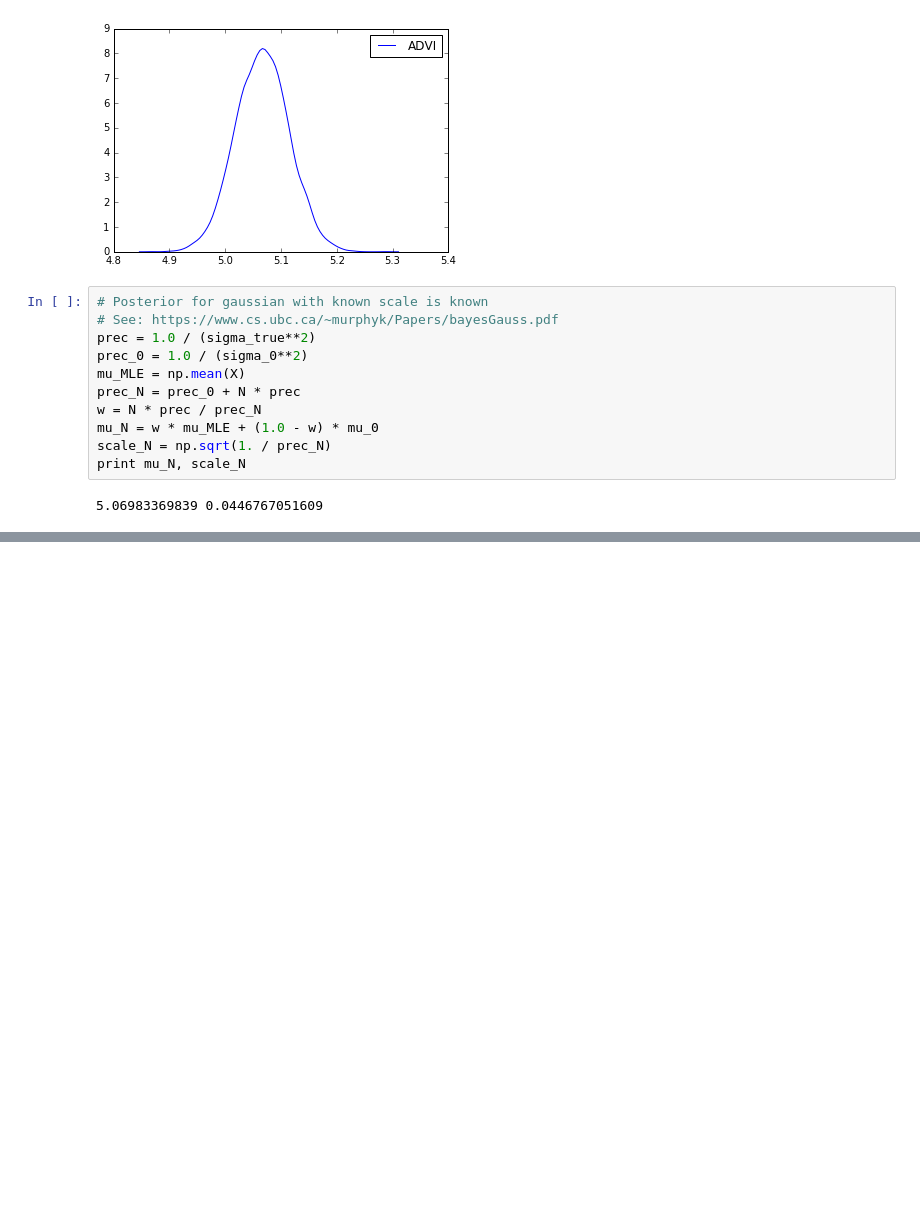
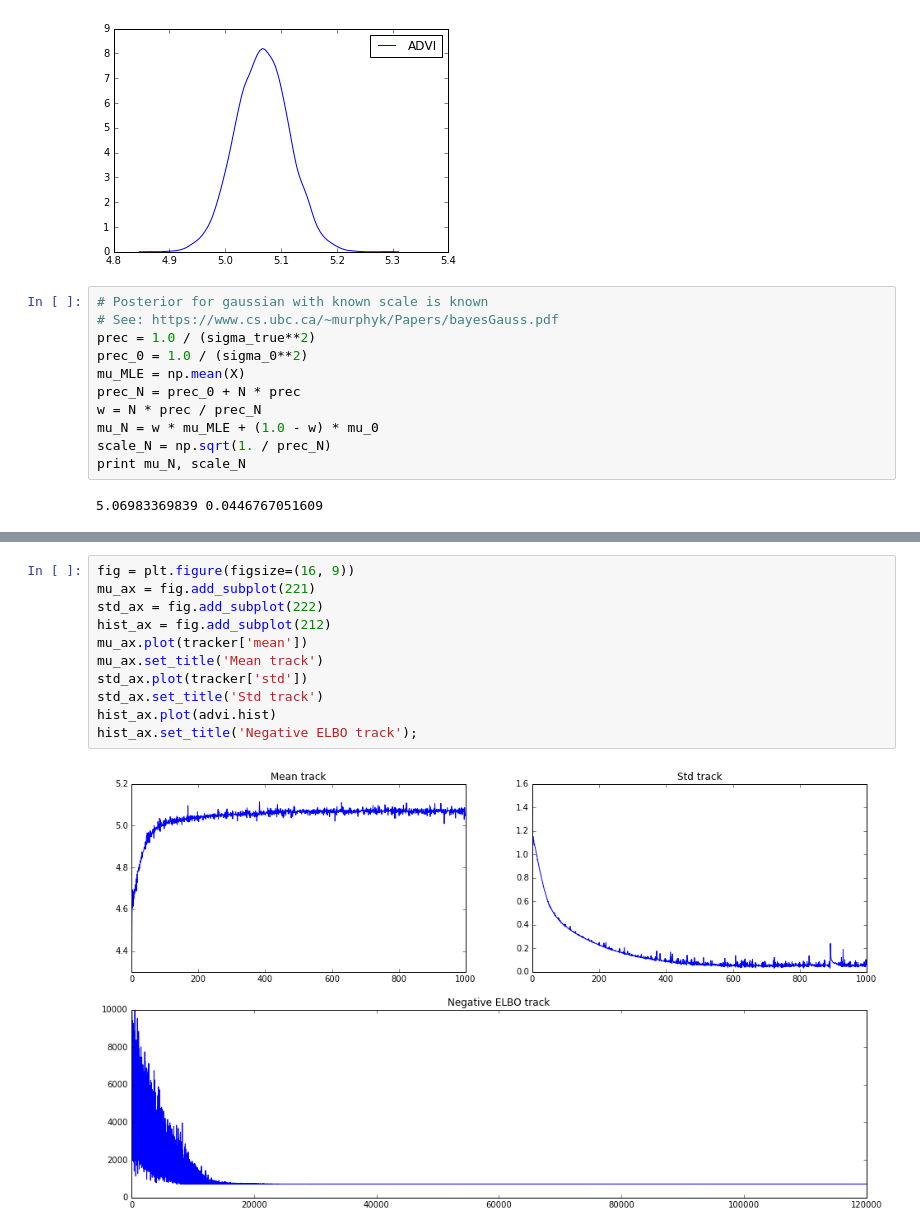
Before and after one commit to framr/playground_ml, a Jupyter notebook: vi/pymc3_vi_simple.ipynb, the cells around one changed output, grey strips where cells are left out. Cells and saved outputs as stored; diff of their text form; blank space fills up the shorter version.

```diff
--- a/vi/pymc3_vi_simple.ipynb
+++ b/vi/pymc3_vi_simple.ipynb
@@ -126,0 +125,13 @@ print tracker['mean'][-1], tracker["std"][-1]
+# %%
+fig = plt.figure(figsize=(16, 9))
+mu_ax = fig.add_subplot(221)
+std_ax = fig.add_subplot(222)
+hist_ax = fig.add_subplot(212)
+mu_ax.plot(tracker['mean'])
+mu_ax.set_title('Mean track')
+std_ax.plot(tracker['std'])
+std_ax.set_title('Std track')
+hist_ax.plot(advi.hist)
+hist_ax.set_title('Negative ELBO track');
+# %% [output]
+[figure, added]
```
Also changed, not shown: parts of 2 cells of this notebook.
